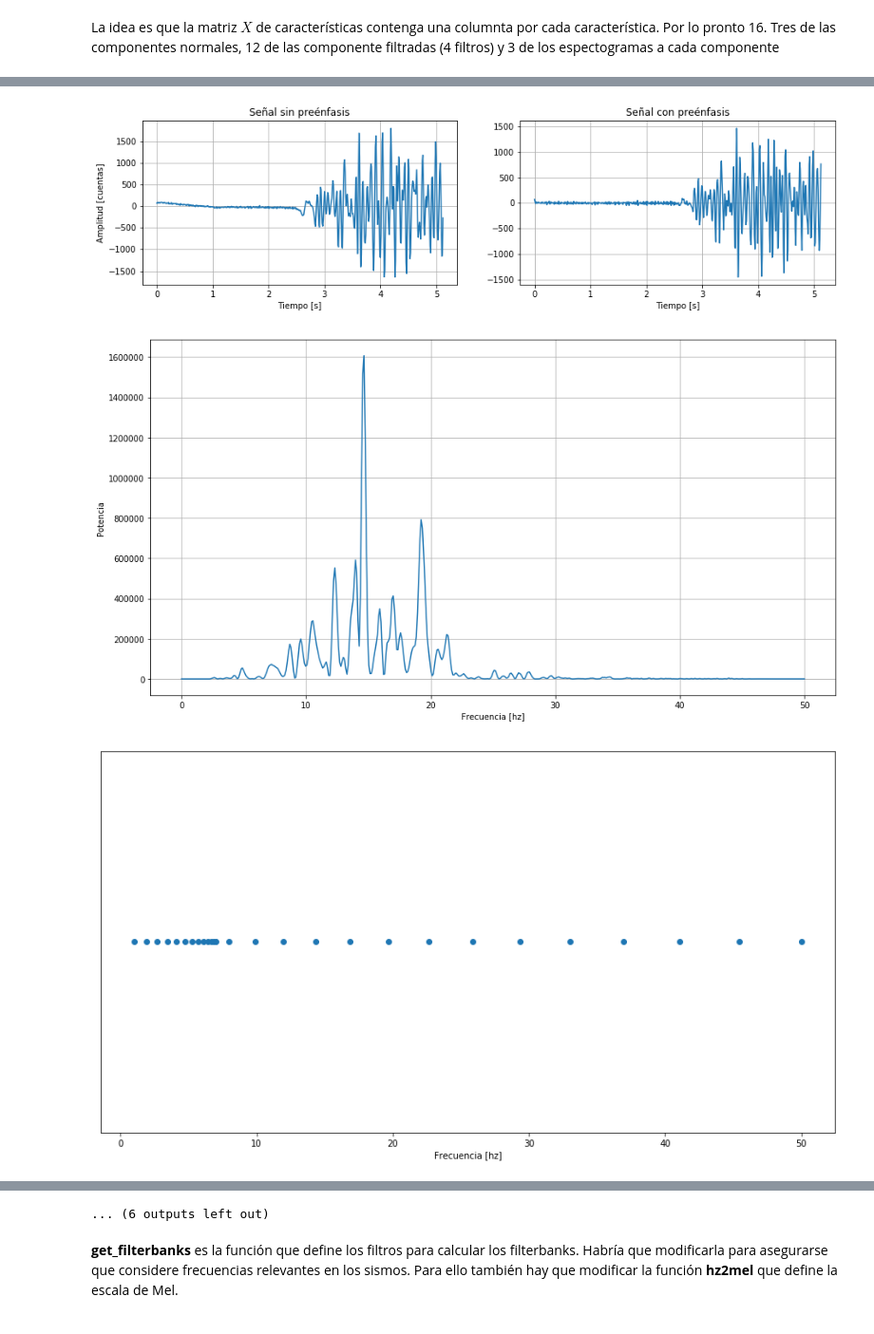
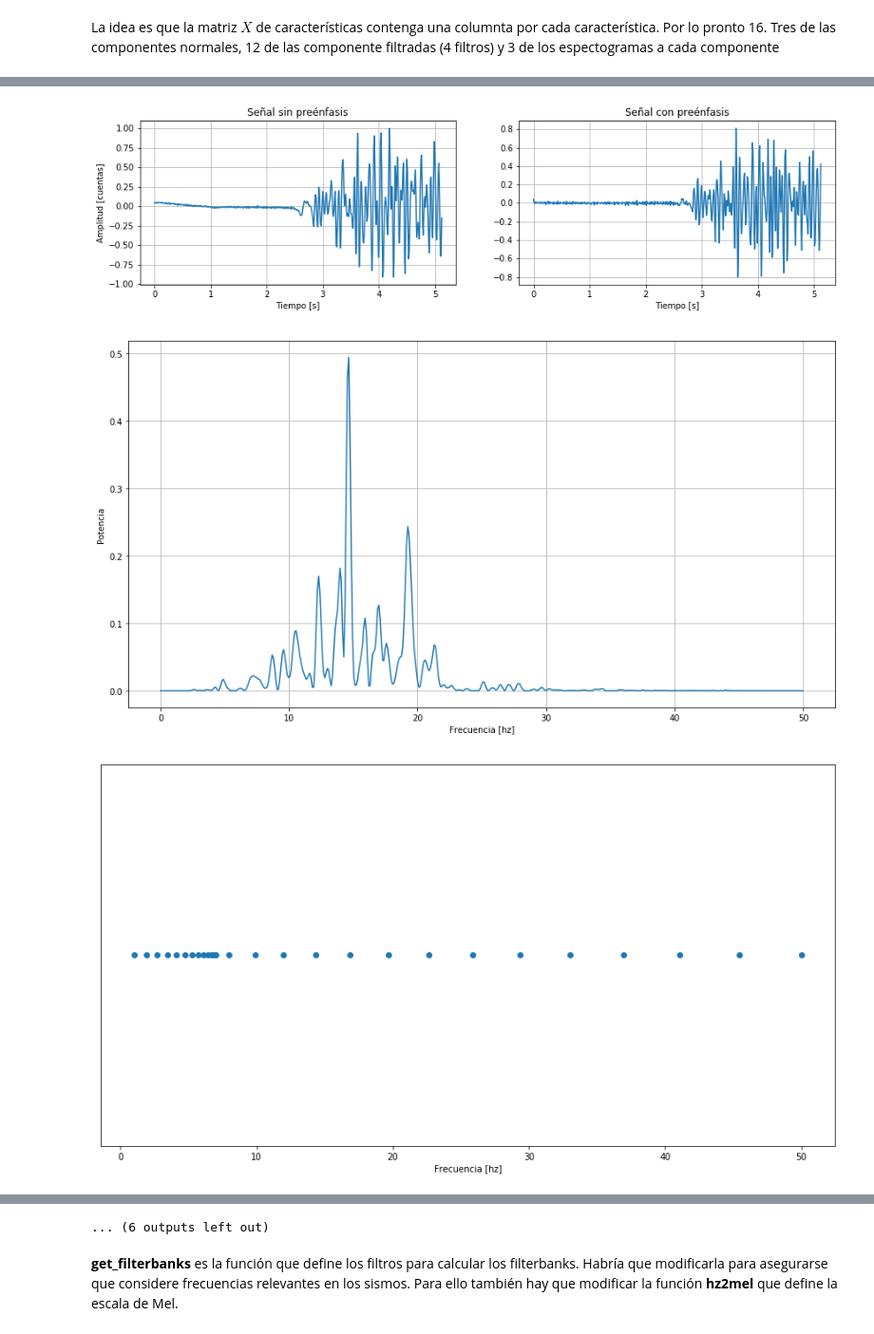
Before and after one commit to dsiervo/TFM, a Jupyter notebook: TFM/prepare_data.ipynb, the cells around one changed output, grey strips where cells are left out. Shown at 95% size. Drawn from its saved outputs; the diff is of its cells as text; code cells hidden in the pictures.

```diff
--- a/TFM/prepare_data.ipynb
+++ b/TFM/prepare_data.ipynb
@@ -72,6 +72,7 @@ for w in wf:
 
     st.detrend(type='linear')
     tr =st[0]
+    tr.normalize()
     #tr.plot()
     df = tr.stats.sampling_rate
     x = tr.data
@@ -169,34 +170,34 @@ for w in wf:
     plt.figure()
     plt.plot(mfcc_2[0])
     plt.title("mfcc_2 with energy"+ph_type)
     """#f_fbank, energy = fbank(x, df, 512/df, 80/df)
     print(type(f_fbank), f_fbank.shape)
     feat_mfcc_ = mfcc(x, df, 512/df, 80/df)
     feat_new = feat_mfcc_.reshape(1,feat_mfcc_.shape[1]*feat_mfcc_.shape[0])
     print('\nMFCC:\nNumber of windows =', feat_new.shape[0])
     print('Length of each feature =', feat_new.shape[1])
     plt.figure(clear=True)
     plt.matshow(feat_mfcc_)
     plt.title(ph_type)"""
 # %% [output]
 -0.0 -2.44948974278 2.64575131106 7.0
 [-0.         -0.18842229 -0.37684458 -0.56526686 -0.75368915 -0.94211144
  -1.13053373 -1.31895602 -1.5073783  -1.69580059 -1.88422288 -2.07264517
  -2.26106745 -2.44948974  2.64575131  2.98069352  3.31563572  3.65057793
   3.98552014  4.32046235  4.65540455  4.99034676  5.32528897  5.66023117
   5.99517338  6.33011559  6.66505779  7.        ]
 [ 7.          6.96449704  6.85798817  6.68047337  6.43195266  6.11242604
   5.72189349  5.26035503  4.72781065  4.12426036  3.44970414  2.70414201
   1.88757396  1.        ]
 [  8.           9.88453385  11.99344026  14.32671923  16.88437077
   19.66639488  22.67279154  25.90356077  29.35870257  33.03821693
   36.94210385  41.07036334  45.42299539  50.        ]
 ... (8 lines left out)
   1.88757396  1.        ]
 [  8.           9.88453385  11.99344026  14.32671923  16.88437077
   19.66639488  22.67279154  25.90356077  29.35870257  33.03821693
   36.94210385  41.07036334  45.42299539  50.        ]
-[figure, old version]
+[figure, new version]
-[figure, old version]
+[figure, new version]
 [figure]
 [figure]
```
Also changed, not shown: parts of 5 cells of this notebook, 1 other file.
